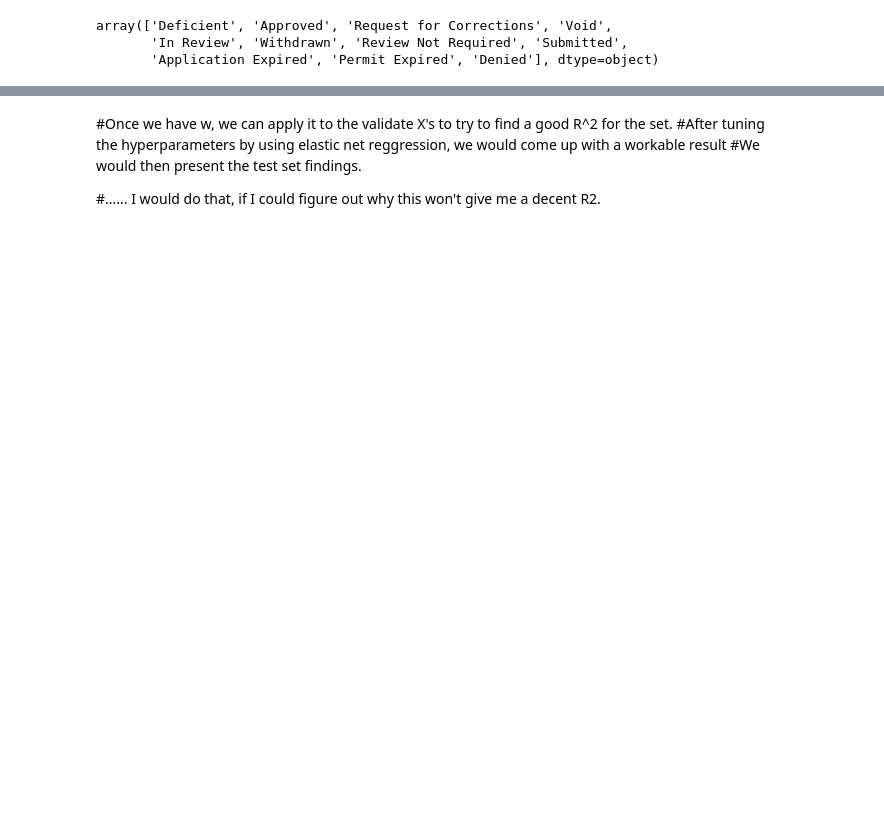
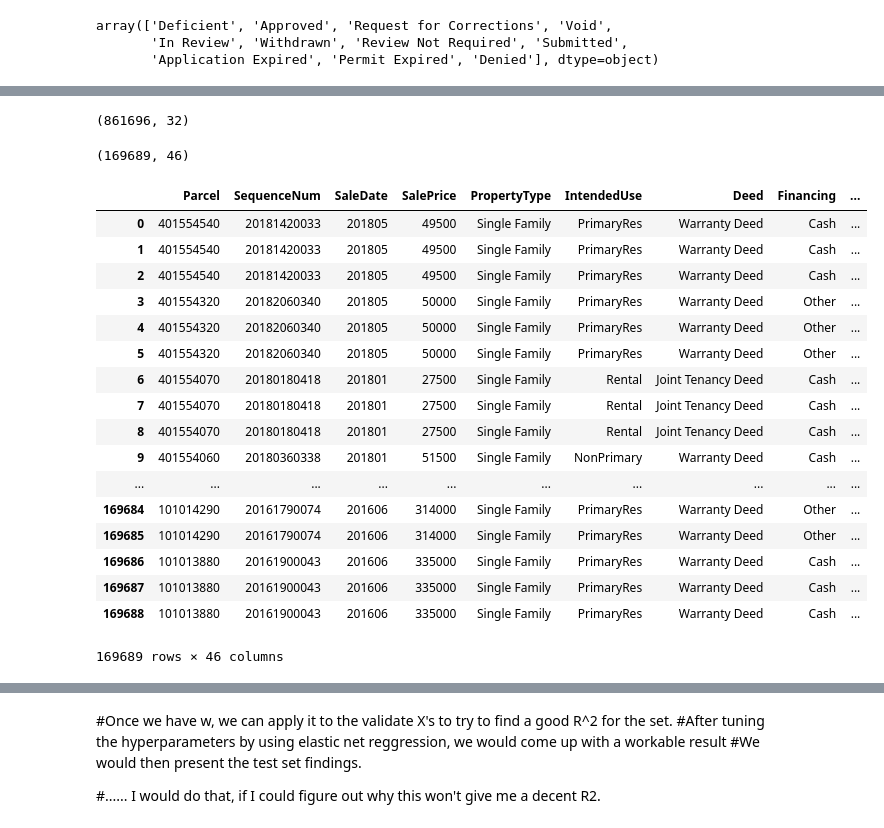
Before and after one commit to Palumboss/class, a Jupyter notebook: Presentations/Housing_Project1/Project2_Sale_Price.ipynb, the cells around one changed output, grey strips where cells are left out. Cells and saved outputs as stored; diff of their text form; code cells hidden in the pictures; blank space fills up the shorter version.

```diff
--- a/Presentations/Housing_Project1/Project2_Sale_Price.ipynb
+++ b/Presentations/Housing_Project1/Project2_Sale_Price.ipynb
@@ -16,3 +16,5 @@ sale2016 = pd.read_csv("/home/techfield/class/Presentations/Housing_Project1/Sal
 res2018 = pd.read_csv("/home/techfield/class/Presentations/Housing_Project1/Residential18.csv")
 res2017 = pd.read_csv("/home/techfield/class/Presentations/Housing_Project1/Residential17.csv")
 res2016 = pd.read_csv("/home/techfield/class/Presentations/Housing_Project1/Residential16.csv")
+# %%
+res_combo = res2016.append([res2017,res2018],ignore_index = True)
@@ -79,6 +143,8 @@ combo_res = middleres.append(res2016)
 combo_res.shape
 
 #shape (861696, 32)
+# %% [output]
+(861696, 32)
 # %%
 #Merge the 2 data frames
 
@@ -86,7 +152,28 @@ big = pd.merge(combo_sale,combo_res, how = 'inner', left_on = "Parcel", right_on
 big.shape
 
 #size (169689, 46)
+# %% [output]
+(169689, 46)
 # %%
-big.dtypes
+big
+# %% [output]
+|  | Parcel | SequenceNum | SaleDate | SalePrice | PropertyType | IntendedUse | Deed | Financing | ... |
+| 0 | 401554540 | 20181420033 | 201805 | 49500 | Single Family | PrimaryRes | Warranty Deed | Cash | ... |
+| 1 | 401554540 | 20181420033 | 201805 | 49500 | Single Family | PrimaryRes | Warranty Deed | Cash | ... |
+| 2 | 401554540 | 20181420033 | 201805 | 49500 | Single Family | PrimaryRes | Warranty Deed | Cash | ... |
+| 3 | 401554320 | 20182060340 | 201805 | 50000 | Single Family | PrimaryRes | Warranty Deed | Other | ... |
+| 4 | 401554320 | 20182060340 | 201805 | 50000 | Single Family | PrimaryRes | Warranty Deed | Other | ... |
+| 5 | 401554320 | 20182060340 | 201805 | 50000 | Single Family | PrimaryRes | Warranty Deed | Other | ... |
+| 6 | 401554070 | 20180180418 | 201801 | 27500 | Single Family | Rental | Joint Tenancy Deed | Cash | ... |
+| 7 | 401554070 | 20180180418 | 201801 | 27500 | Single Family | Rental | Joint Tenancy Deed | Cash | ... |
+| 8 | 401554070 | 20180180418 | 201801 | 27500 | Single Family | Rental | Joint Tenancy Deed | Cash | ... |
+| 9 | 401554060 | 20180360338 | 201801 | 51500 | Single Family | NonPrimary | Warranty Deed | Cash | ... |
+| ... | ... | ... | ... | ... | ... | ... | ... | ... | ... |
+| 169684 | 101014290 | 20161790074 | 201606 | 314000 | Single Family | PrimaryRes | Warranty Deed | Other | ... |
+| 169685 | 101014290 | 20161790074 | 201606 | 314000 | Single Family | PrimaryRes | Warranty Deed | Other | ... |
+| 169686 | 101013880 | 20161900043 | 201606 | 335000 | Single Family | PrimaryRes | Warranty Deed | Cash | ... |
+| 169687 | 101013880 | 20161900043 | 201606 | 335000 | Single Family | PrimaryRes | Warranty Deed | Cash | ... |
+| 169688 | 101013880 | 20161900043 | 201606 | 335000 | Single Family | PrimaryRes | Warranty Deed | Cash | ... |
+169689 rows × 46 columns
 # %%
 bigger = pd.merge(big,records, how = "inner", left_on = "APPLICATION", right_on = "Record")
```
Also changed, not shown: parts of 14 cells of this notebook, 2 other files.
